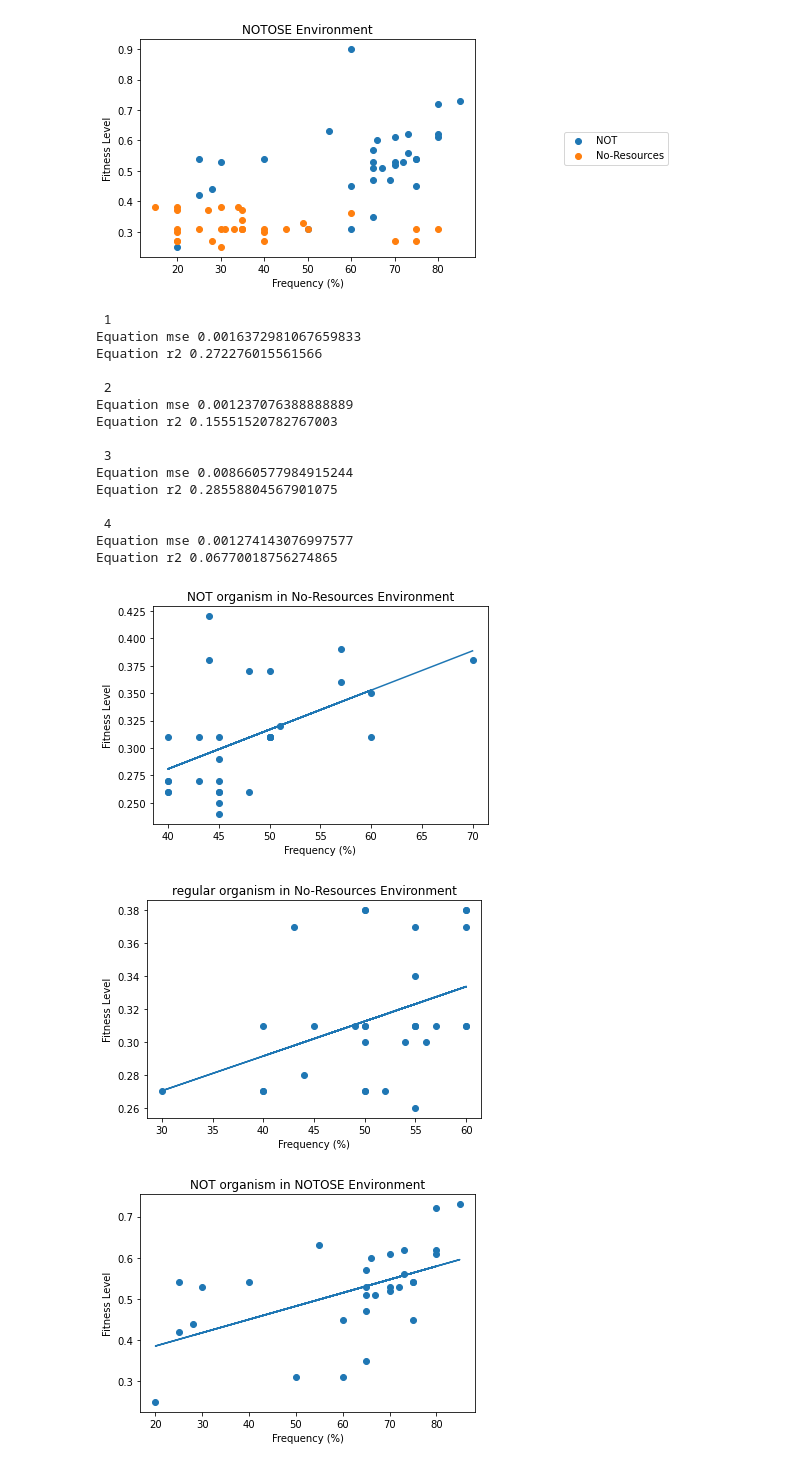
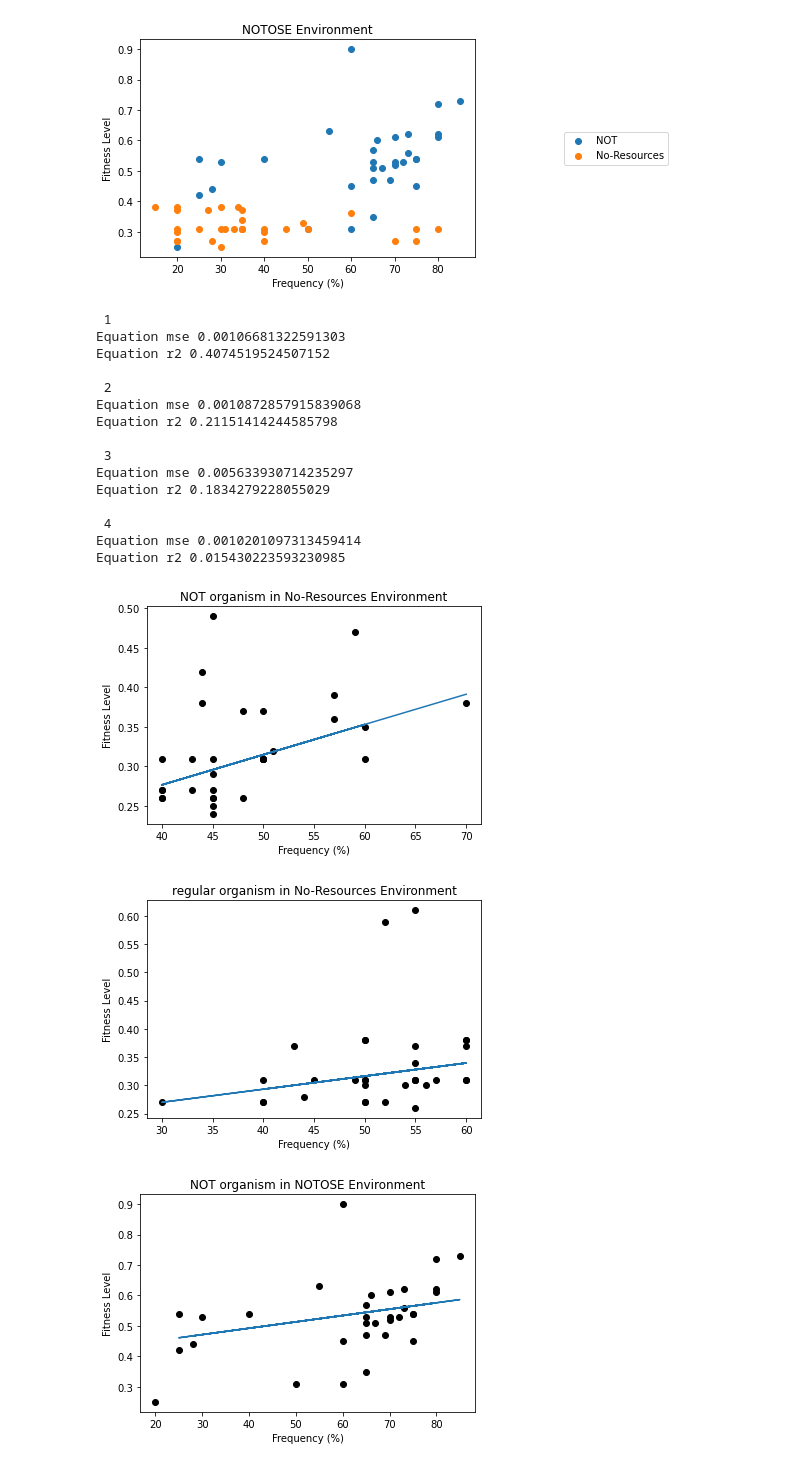
Before and after one commit to Cyberninja101/Python-master, a Jupyter notebook: Python_Important/School_Stuff/Fitness_Avida.ipynb, the cells around one changed output. Cells and saved outputs as stored; diff of their text form; code cells hidden in the pictures.

```diff
--- a/Python_Important/School_Stuff/Fitness_Avida.ipynb
+++ b/Python_Important/School_Stuff/Fitness_Avida.ipynb
@@ -113,72 +113,77 @@ def linearRegression(x, y):
     y = slope * x + y_int
     return x, y
 
-def outliers(df, n): # I am very pround of this function I created myself, but this probably isn't the best code
+def outliers(df, n, Y, i): # I am very pround of this function I created myself, but this probably isn't the best code
     #n is for how many outliers you want to remove
-    mean_diff = []
-    mean = sum(df[Y[i]]) / len(df[Y[i]]) # I need to change up this line to make it compatable with other areas of the code
-    for k in df[Y[i]]:
-
-        if k > mean:
-            mean_diff.append(k-mean)
-            #print(k-mean)
-        else:
-            mean_diff.append(mean - k)
-            #print(mean-k)
+    #display(df)
+     # I need to change up this line to make it compatable with other areas of the code
+    mean = sum(df[Y[i]]) / len(df[Y[i]])
 
     #print(mean_diff)
     for j in range(n):
 
-        #print(max(mean_diff), len(mean_diff))
-        #print(mean, max(mean_diff), mean_diff.index(max(mean_diff))+j)
-        df[Y[i]].drop(mean_diff.index(max(mean_diff))+j, inplace=True)
-        df[X[i]].drop(mean_diff.index(max(mean_diff))+j, inplace=True)
+        mean_diff=[]
+
+        for k in df[Y[i]]:
+
+            mean_diff.append(abs(k-mean))
+
+
+
+        # print(max(mean_diff), len(mean_diff))
+        #print(mean_diff, max(mean_diff), mean_diff.index(max(mean_diff)))
+        # df[Y[i]].drop(mean_diff.index(max(mean_diff)), inplace=True)
+        # df[X[i]].drop(mean_diff.index(max(mean_diff)), inplace=True)
+        df.drop(mean_diff.index(max(mean_diff)), inplace=True)
+        df.reset_index(drop=True, inplace=True)
         mean_diff.remove(max(mean_diff))
+    #display(df)
     return df
 
 for i in range(len(Y)):
     df = data.copy()
-    df = outliers(df, 2)
+    df = outliers(df, 4, Y, i)
+    #print(df)
+    plt.figure()
+    plt.scatter(df[X[i]],df[Y[i]], c="r")
 
-    plt.figure()
-    plt.scatter(df[X[i]],df[Y[i]])
     plt.xlabel("Frequency (%)")
     plt.ylabel("Fitness Level")
     if i == 0:
         plt.title("NOT organism in No-Resources Environment")
     if i == 1:
         plt.title("regular organism in No-Resources Environment")
     if i == 2:
         plt.title("NOT organism in NOTOSE Environment")
     if i == 3:
         plt.title("regular organism in NOTOSE Environment")
 
 
 
     x_new, y_new = (linearRegression(df[X[i]], df[Y[i]]))
     plt.plot(x_new,y_new)
 
     print("\n", i+1)
     print("Equation mse", mse(y_new, df[Y[i]]))
 
     # r2 value for the equation
     print("Equation r2", r2_score(list(df[Y[i]]), list(y_new)))
 # %% [output]
  1
-Equation mse 0.0016372981067659833
-Equation r2 0.272276015561566
+Equation mse 0.00106681322591303
+Equation r2 0.4074519524507152
 
  2
-Equation mse 0.001237076388888889
-Equation r2 0.15551520782767003
+Equation mse 0.0010872857915839068
+Equation r2 0.21151414244585798
 
  3
-Equation mse 0.008660577984915244
-Equation r2 0.28558804567901075
+Equation mse 0.005633930714235297
+Equation r2 0.1834279228055029
 
  4
-Equation mse 0.001274143076997577
-Equation r2 0.06770018756274865
+Equation mse 0.0010201097313459414
+Equation r2 0.015430223593230985
-[figure, old version]
+[figure, new version]
-[figure, old version]
+[figure, new version]
-[figure, old version]
+[figure, new version]
```
Also changed, not shown: parts of 5 cells of this notebook.
